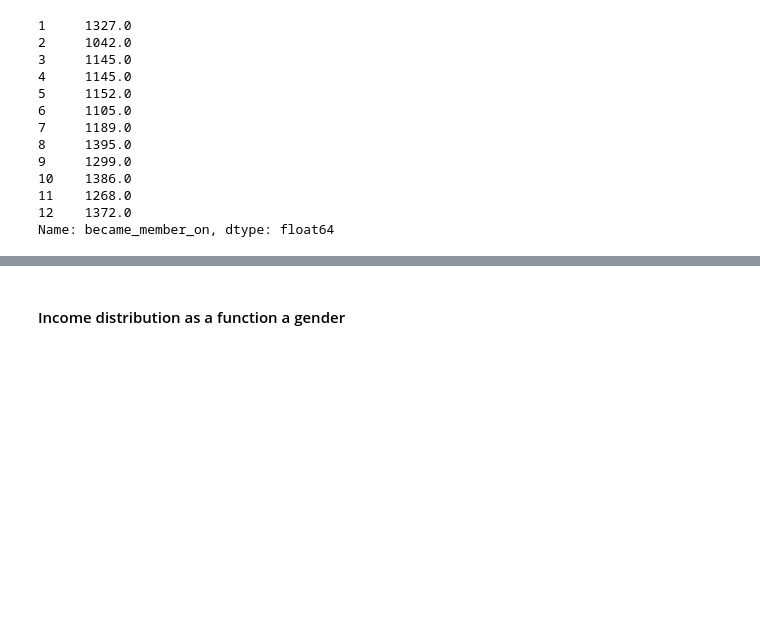
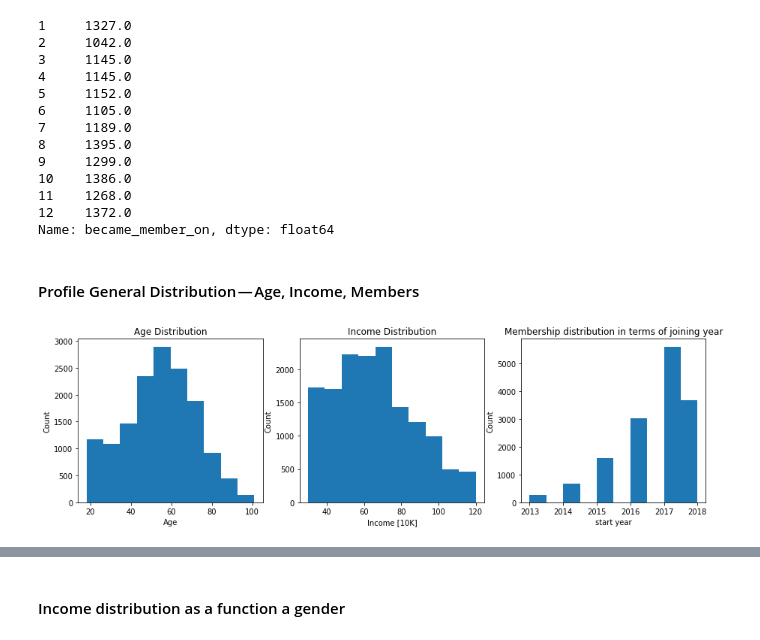
Before and after one commit to alexmill/Starbucks-Capstone-Challenge, a Jupyter notebook: Starbucks_Capstone_notebook.ipynb, the cells around one changed output, grey strips where cells are left out. Saved outputs shown, nothing was run; the diff lists cells and outputs as text; code cells hidden in the pictures; blank space fills up the shorter version.

```diff
--- a/Starbucks_Capstone_notebook.ipynb
+++ b/Starbucks_Capstone_notebook.ipynb
@@ -558,3 +561,31 @@ month_count.sort_index()
 11    1268.0
 12    1372.0
 Name: became_member_on, dtype: float64
+# %% [markdown]
+#### Profile General Distribution — Age, Income, Members
+# %%
+# to be able to draw three subplots in a row
+fig, ax = plt.subplots(figsize=(15, 4), nrows=1, ncols=3)
+
+# plot a age distribution in data
+plt.sca(ax[0])
+plt.hist(profile['age'])
+plt.xlabel('Age')
+plt.ylabel('Count')
+plt.title('Age Distribution')
+
+# plot a income distribution in data
+plt.sca(ax[1])
+plt.hist(profile['income'] * 1E-3 )
+plt.xlabel('Income [10K]')
+plt.ylabel('Count')
+plt.title('Income Distribution');
+
+# plot a start_year distribution
+plt.sca(ax[2])
+plt.hist(profile['start_year'])
+plt.xlabel('start year')
+plt.ylabel('Count')
+plt.title('Membership distribution in terms of joining year');
+# %% [output]
+[figure, added]
```
Also changed, not shown: parts of 14 cells of this notebook.
